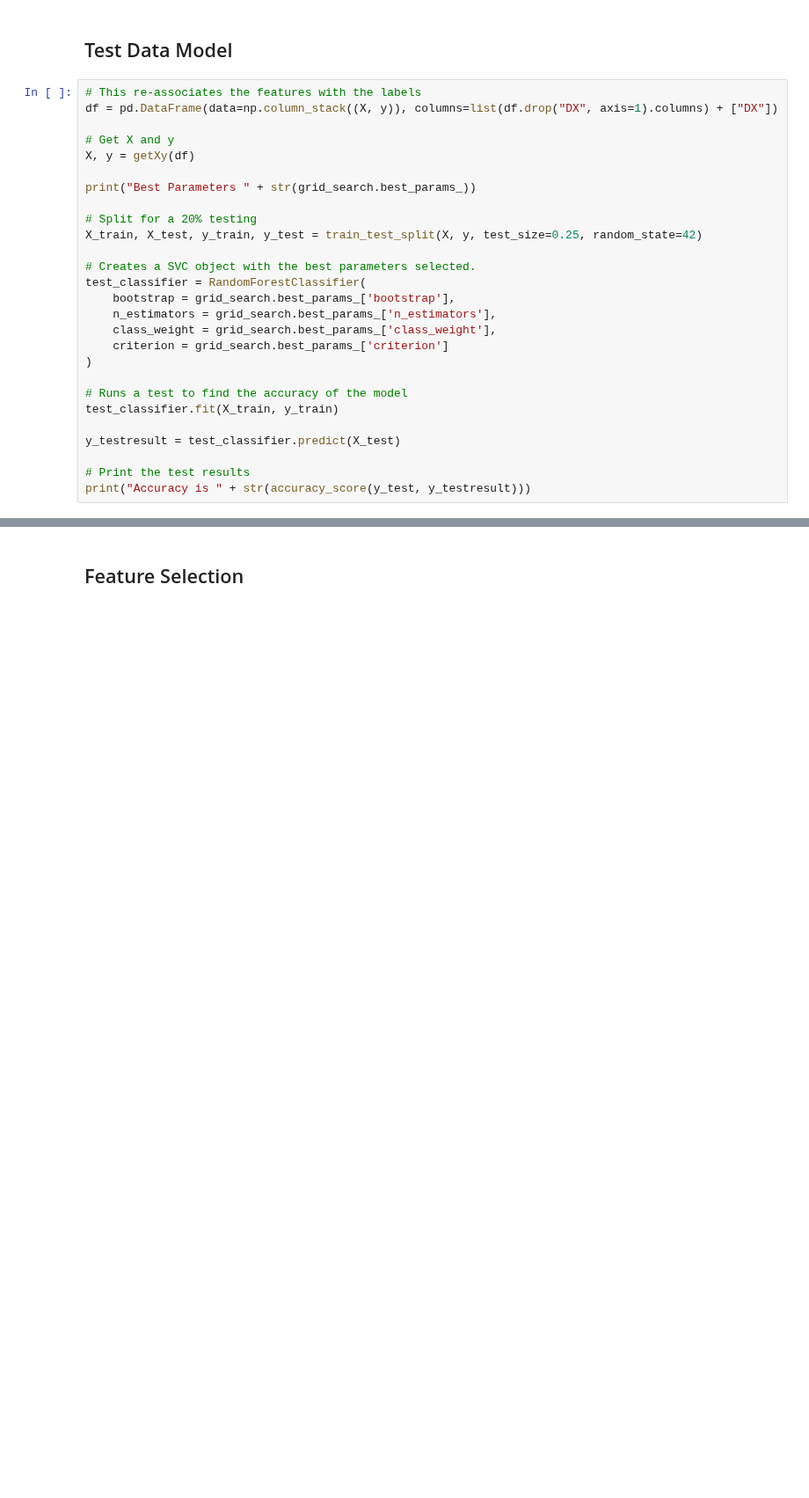
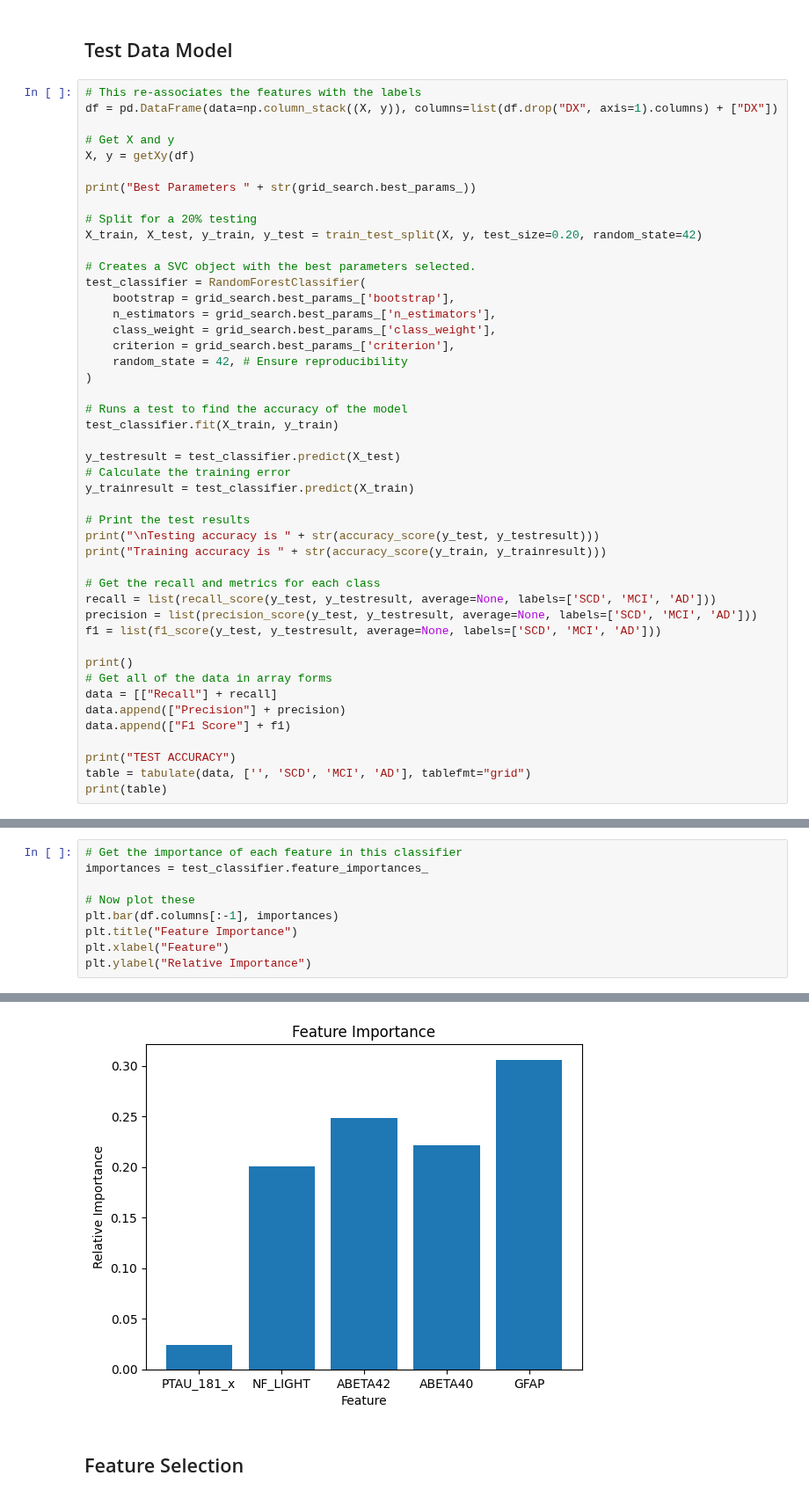
Before and after one commit to danielmakin/NoMoreAlzheimersDisease, a Jupyter notebook: main.ipynb, the cells around one changed output, grey strips where cells are left out. Shown at 88% size. Cells and saved outputs as stored; diff of their text form; blank space fills up the shorter version.

```diff
--- a/main.ipynb
+++ b/main.ipynb
@@ -412,22 +413,41 @@ X, y = getXy(df)
 print("Best Parameters " + str(grid_search.best_params_))
 
 # Split for a 20% testing
-X_train, X_test, y_train, y_test = train_test_split(X, y, test_size=0.25, random_state=42)
+X_train, X_test, y_train, y_test = train_test_split(X, y, test_size=0.20, random_state=42)
 
 # Creates a SVC object with the best parameters selected.
 test_classifier = RandomForestClassifier(
     bootstrap = grid_search.best_params_['bootstrap'],
     n_estimators = grid_search.best_params_['n_estimators'],
     class_weight = grid_search.best_params_['class_weight'],
-    criterion = grid_search.best_params_['criterion']
+    criterion = grid_search.best_params_['criterion'],
+    random_state = 42, # Ensure reproducibility
 )
 
 # Runs a test to find the accuracy of the model
 test_classifier.fit(X_train, y_train)
 
 y_testresult = test_classifier.predict(X_test)
+# Calculate the training error
+y_trainresult = test_classifier.predict(X_train)
 
 # Print the test results
-print("Accuracy is " + str(accuracy_score(y_test, y_testresult)))
+print("\nTesting accuracy is " + str(accuracy_score(y_test, y_testresult)))
+print("Training accuracy is " + str(accuracy_score(y_train, y_trainresult)))
+
+# Get the recall and metrics for each class
+recall = list(recall_score(y_test, y_testresult, average=None, labels=['SCD', 'MCI', 'AD']))
+precision = list(precision_score(y_test, y_testresult, average=None, labels=['SCD', 'MCI', 'AD']))
+f1 = list(f1_score(y_test, y_testresult, average=None, labels=['SCD', 'MCI', 'AD']))
+
+print()
+# Get all of the data in array forms
+data = [["Recall"] + recall]
+data.append(["Precision"] + precision)
+data.append(["F1 Score"] + f1)
+
+print("TEST ACCURACY")
+table = tabulate(data, ['', 'SCD', 'MCI', 'AD'], tablefmt="grid")
+print(table)
 # %% [output]
 Best Parameters {'bootstrap': False, 'class_weight': 'balanced', 'criterion': 'entropy', 'n_estimators': 200}
@@ -509,0 +469,10 @@ AxisError: axis 1 is out of bounds for array of dimension 1
+# %%
+# Get the importance of each feature in this classifier
+importances = test_classifier.feature_importances_
+
+# Now plot these
+plt.bar(df.columns[:-1], importances)
+plt.title("Feature Importance")
+plt.xlabel("Feature")
+plt.ylabel("Relative Importance")
+# %% [output]
@@ -510,2 +480,3 @@ AxisError: axis 1 is out of bounds for array of dimension 1
+[figure, added]
 # %% [markdown]
 ## Feature Selection
```
Also changed, not shown: parts of 11 cells of this notebook.
